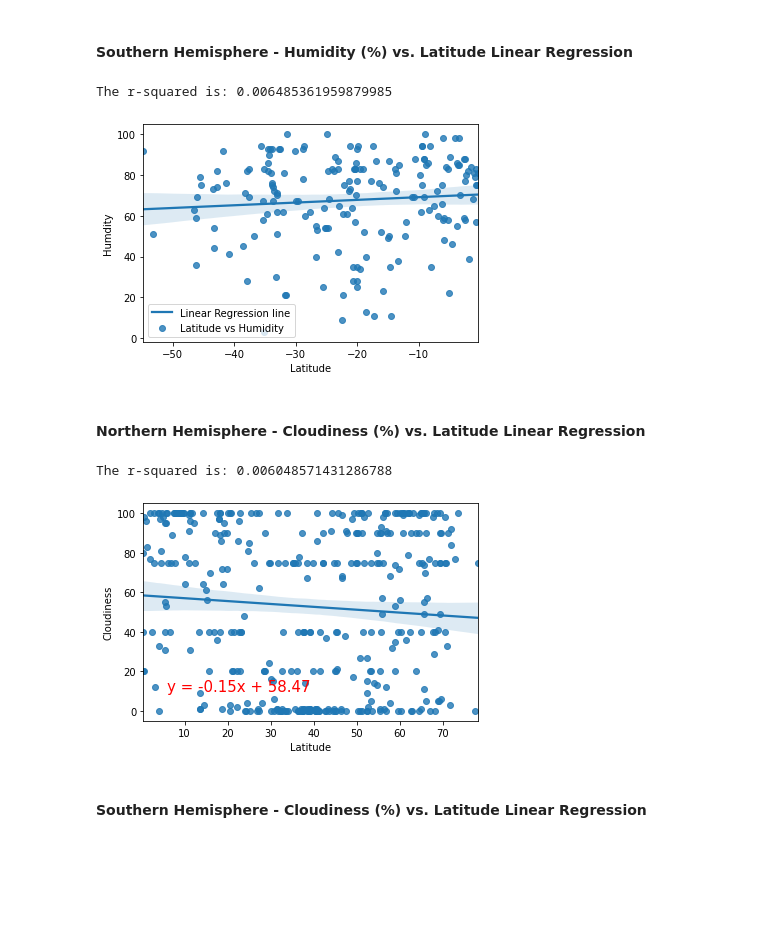
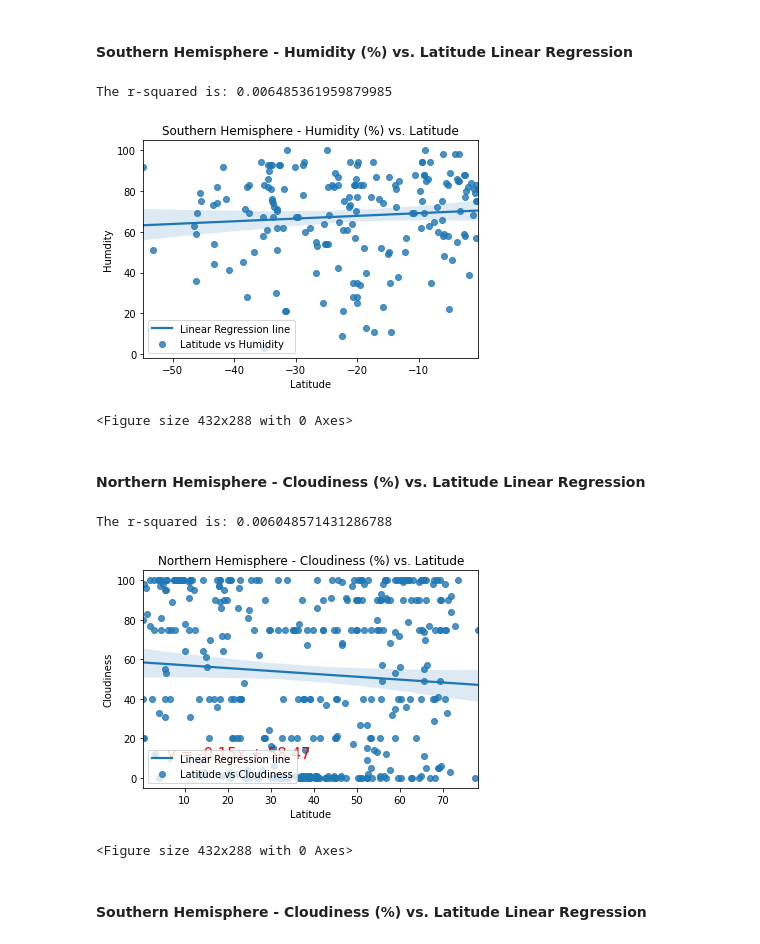
Before and after one commit to SakiSugio/python-api-challenge, a Jupyter notebook: WeatherPy/WeatherPy.ipynb, the cells around one changed output. Saved outputs shown, nothing was run; the diff lists cells and outputs as text; code cells hidden in the pictures; blank space fills up the shorter version.

```diff
--- a/WeatherPy/WeatherPy.ipynb
+++ b/WeatherPy/WeatherPy.ipynb
@@ -283,19 +291,22 @@ The r-squared is: 0.0036970242543248387
 # %%
 x_values = south_hem["lat"]
 y_values = south_hem["humidity"]
 sb.regplot(x_values,y_values)
 (slope, intercept, rvalue, pvalue, stderr) = linregress(x_values, y_values)
 regress_values = x_values * slope + intercept
 line_eq = "y = " + str(round(slope,2)) + "x + " + str(round(intercept,2))
 plt.annotate(line_eq,(6,10),fontsize=15,color="red")
 plt.xlabel("Latitude")
 plt.ylabel("Humdity")
+plt.title("Southern Hemisphere - Humidity (%) vs. Latitude")
 plt.legend(labels=['Linear Regression line', 'Latitude vs Humidity'])
 print(f"The r-squared is: {rvalue**2}")
 plt.show()
+plt.savefig("../WeatherPy/Output/Southern Hemisphere - Humidity (%) vs. Latitude.png")
 # %% [output]
 The r-squared is: 0.006485361959879985
-[figure, old version]
+[figure, new version]
+<Figure size 432x288 with 0 Axes>
 # %% [markdown]
 ####  Northern Hemisphere - Cloudiness (%) vs. Latitude Linear Regression
 # %%
@@ -308,12 +319,15 @@ line_eq = "y = " + str(round(slope,2)) + "x + " + str(round(intercept,2))
 plt.annotate(line_eq,(6,10),fontsize=15,color="red")
 plt.xlabel("Latitude")
 plt.ylabel("Cloudiness")
-#plt.legend(labels=['Linear Regression line', 'Latitude vs Cloudiness'])
+plt.title("Northern Hemisphere - Cloudiness (%) vs. Latitude")
+plt.legend(labels=['Linear Regression line', 'Latitude vs Cloudiness'])
 print(f"The r-squared is: {rvalue**2}")
 plt.show()
+plt.savefig("../WeatherPy/Output/Northern Hemisphere - Cloudiness (%) vs. Latitude.png")
 # %% [output]
 The r-squared is: 0.006048571431286788
-[figure, old version]
+[figure, new version]
+<Figure size 432x288 with 0 Axes>
 # %% [markdown]
 ####  Southern Hemisphere - Cloudiness (%) vs. Latitude Linear Regression
 # %%
```
Also changed, not shown: parts of 10 cells of this notebook, 12 other files.
